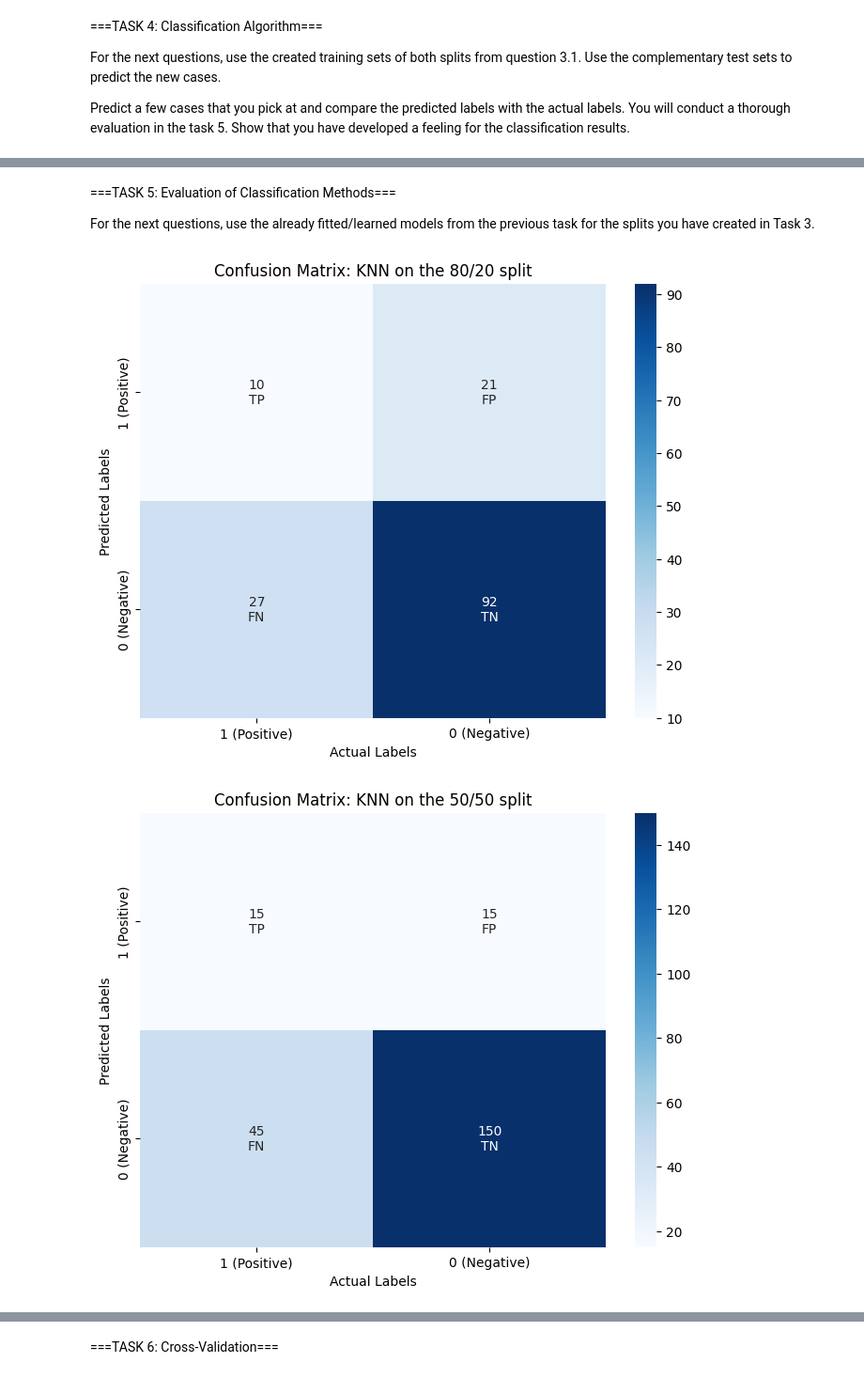
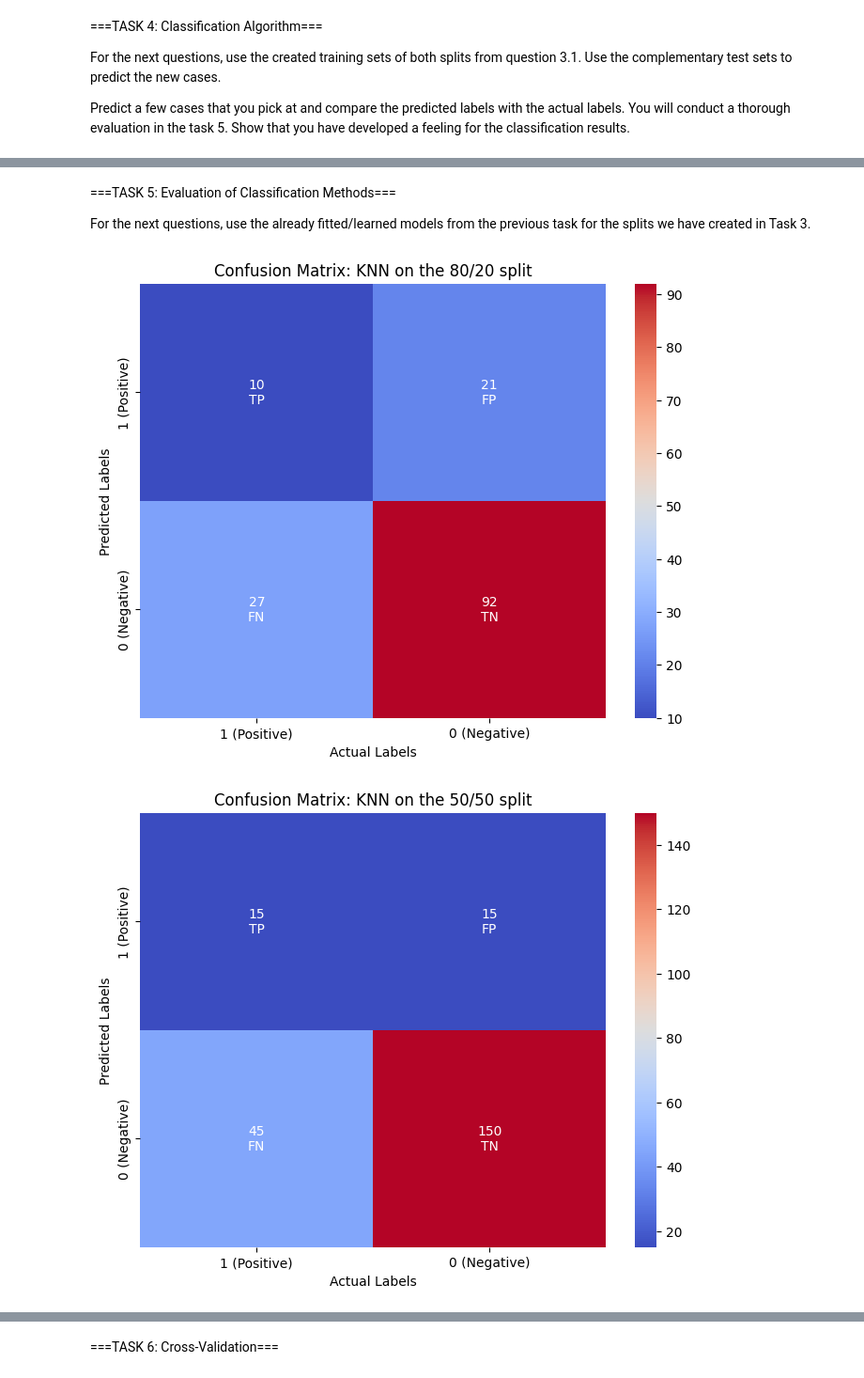
Before and after one commit to JasonvO2222/DA_P3, a Jupyter notebook: DA3notebook.ipynb, the cells around one changed output, grey strips where cells are left out. Shown: that part at 94% size. Drawn from its saved outputs; the diff is of its cells as text; code cells hidden in the pictures.

```diff
--- a/DA3notebook.ipynb
+++ b/DA3notebook.ipynb
@@ -299,7 +296,7 @@ The accuracy for MLP on the 50/50 split is: 0.7377777777777778
 ===TASK 5: Evaluation of Classification Methods===
 
 For the next questions, use the already fitted/learned models from the previous task
-for the splits you have created in Task 3.
+for the splits we have created in Task 3.
 # %%
 # Task 5.1 - Manually implement a confusion matrix to evaluate the results of the classification
 # models. You are not allowed to use any predefined functions or libraries.
@@ -335,7 +332,7 @@ def create_confusion_matrix(y_test, y_prediction, message):
 
 
     plt.figure(figsize=(8, 6))
-    sns.heatmap(cm, annot=custom, fmt="", cmap="Blues", xticklabels=["1 (Positive)", "0 (Negative)"], yticklabels=["1 (Positive)", "0 (Negative)"])
+    sns.heatmap(cm, annot=custom, fmt="", cmap="coolwarm", xticklabels=["1 (Positive)", "0 (Negative)"], yticklabels=["1 (Positive)", "0 (Negative)"])
     plt.title("Confusion Matrix: "+message)
     plt.ylabel("Predicted Labels")
     plt.xlabel("Actual Labels")
@@ -368,32 +365,32 @@ make_classification_report(y_test_20, mlp80_pred_y, "Classification report of ML
 make_classification_report(y_test_50, mlp50_pred_y, "Classification report of MLP on the 50/50 split:")
 
 
 
 # Task 5.3 - Use Sklearn's fbeta score function to evaluate the results of the classification models.
 
 def get_fbeta_score(y_true, y_pred, message):
     score = fbeta_score(y_true, y_pred, beta=1) # beta at 2 makes recall twice as important as precision, 0.5 other way around
     print(message,":", score)
     return (score, message)
 
 ls = []
 ls.append(get_fbeta_score(y_test_20, predicted_labels, "Fbeta score of KNN on the 80/20 split"))
 ls.append(get_fbeta_score(y_test_50, predicted_labels50, "Fbeta score of KNN on the 50/50 split"))
 ls.append(get_fbeta_score(y_test_20, gnb80_predict_y, "Fbeta score of GNB on the 80/20 split"))
 ls.append(get_fbeta_score(y_test_50, gnb50_predict_y, "Fbeta score of GNB on the 50/50 split"))
 ls.append(get_fbeta_score(y_test_20, sv80_predict_y, "Fbeta score of SV on the 80/20 split"))
 ls.append(get_fbeta_score(y_test_50, sv50_predict_y, "Fbeta score of SV on the 50/50 split"))
 ls.append(get_fbeta_score(y_test_20, mlp80_pred_y, "Fbeta score of MLP on the 80/20 split"))
 ls.append(get_fbeta_score(y_test_50, mlp50_pred_y, "Fbeta score of MLP on the 50/50 split"))
 
 #Compare the scores and print the best scoring clustering method
 max = 0
 message = ""
 for score, test in ls:
     if score > max:
         max = score
         message = test
 print(message, "is the best")
 # %% [output]
-[figure, old version]
+[figure, new version]
-[figure, old version]
+[figure, new version]
```
Also changed, not shown: parts of 5 cells of this notebook.
